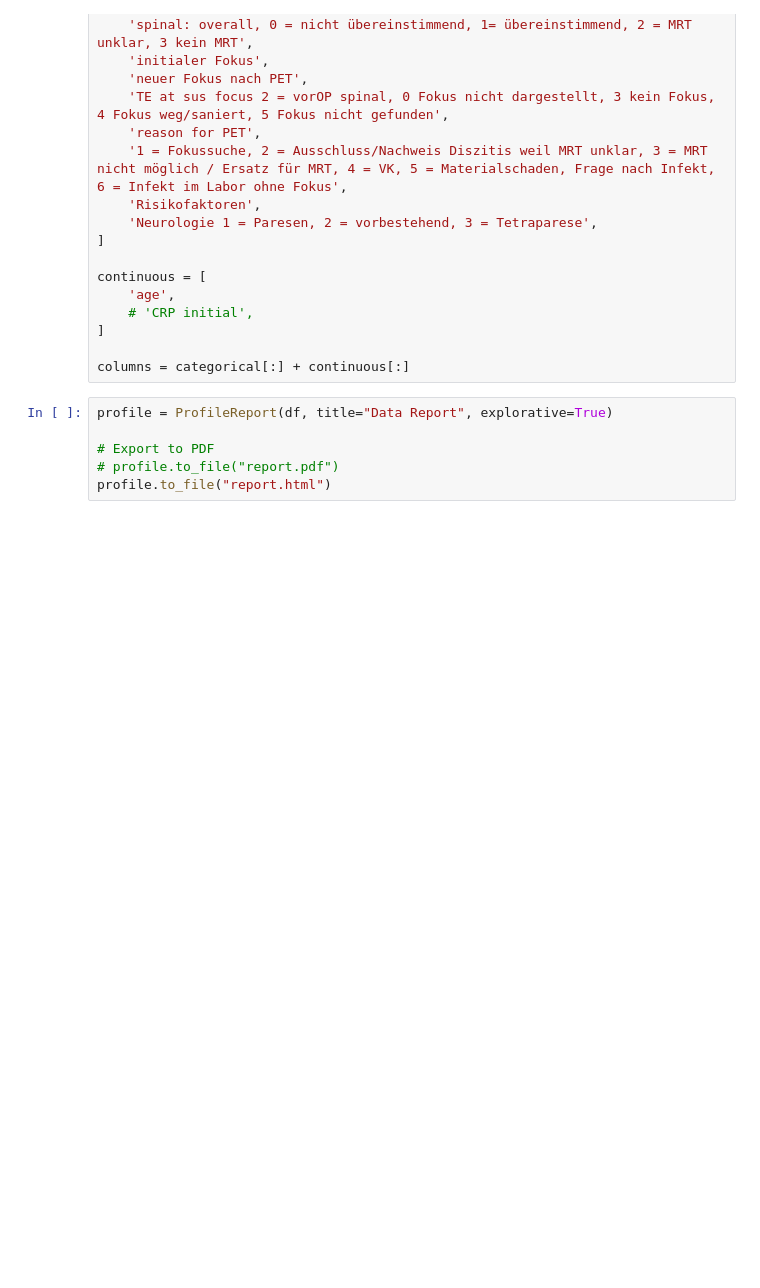
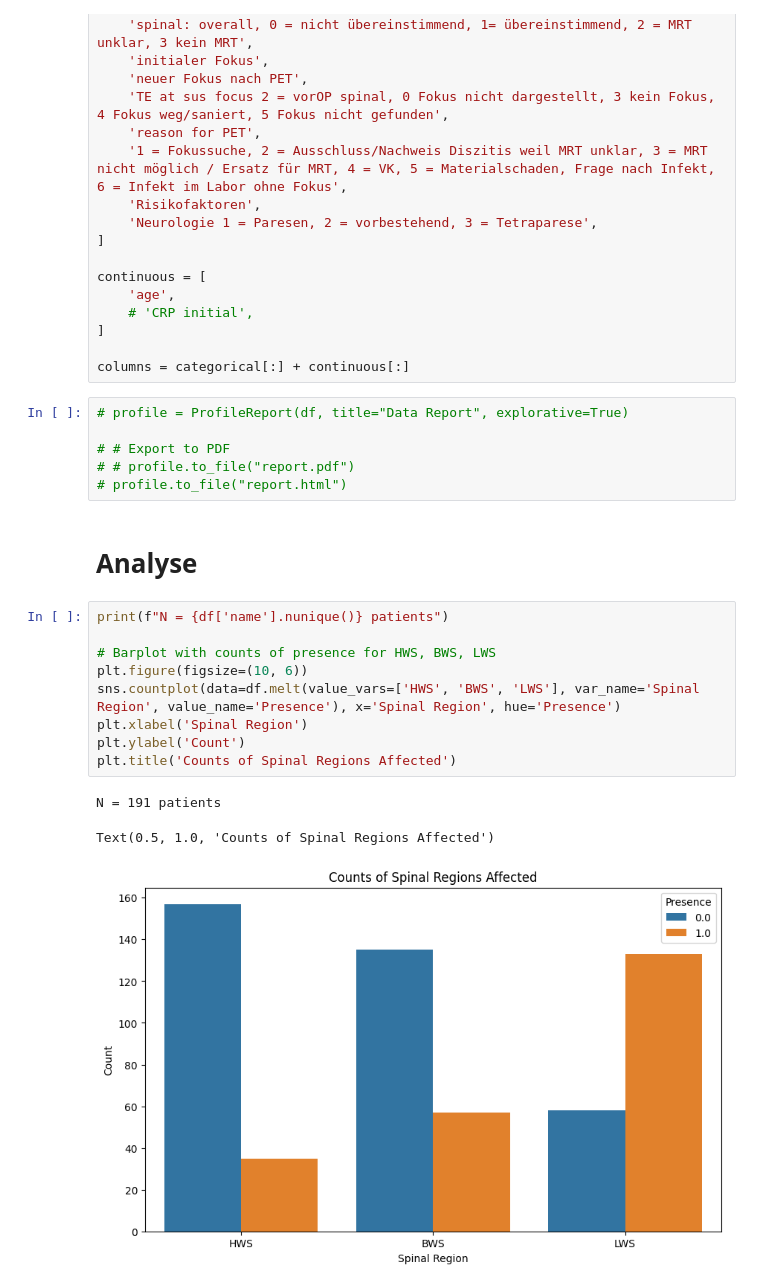
Before and after one commit to ursueugen/pet-discitis, a Jupyter notebook: 01_Explore.ipynb, the cells around one changed output. Saved outputs shown, nothing was run; the diff lists cells and outputs as text; blank space fills up the shorter version.

```diff
--- a/01_Explore.ipynb
+++ b/01_Explore.ipynb
@@ -72,8 +72,23 @@ continuous = [
 
 columns = categorical[:] + continuous[:]
 # %%
-profile = ProfileReport(df, title="Data Report", explorative=True)
+# profile = ProfileReport(df, title="Data Report", explorative=True)
 
-# Export to PDF
-# profile.to_file("report.pdf")
-profile.to_file("report.html")
+# # Export to PDF
+# # profile.to_file("report.pdf")
+# profile.to_file("report.html")
+# %% [markdown]
+# Analyse
+# %%
+print(f"N = {df['name'].nunique()} patients")
+
+# Barplot with counts of presence for HWS, BWS, LWS
+plt.figure(figsize=(10, 6))
+sns.countplot(data=df.melt(value_vars=['HWS', 'BWS', 'LWS'], var_name='Spinal Region', value_name='Presence'), x='Spinal Region', hue='Presence')
+plt.xlabel('Spinal Region')
+plt.ylabel('Count')
+plt.title('Counts of Spinal Regions Affected')
+# %% [output]
+N = 191 patients
+Text(0.5, 1.0, 'Counts of Spinal Regions Affected')
+[figure, added]
```
Also changed, not shown: parts of 19 cells of this notebook, 2 other files.
